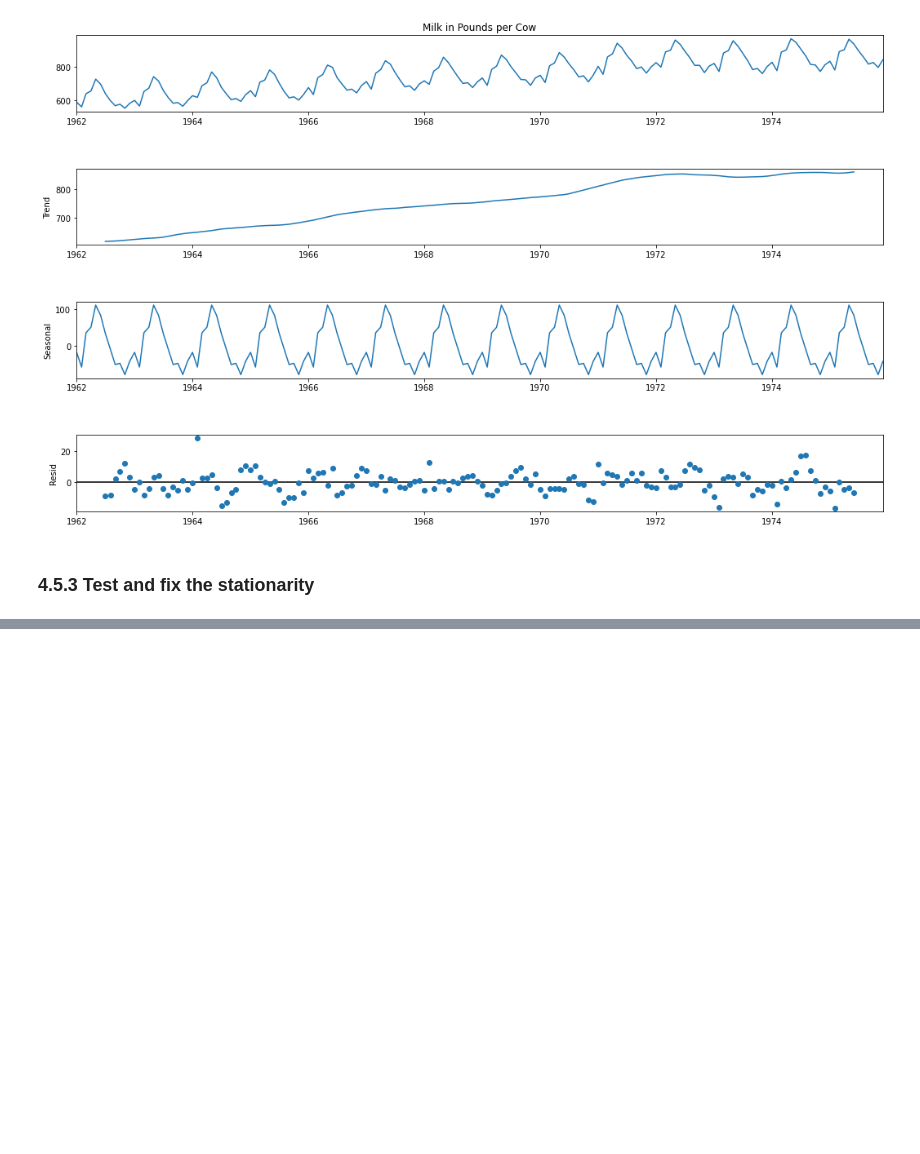
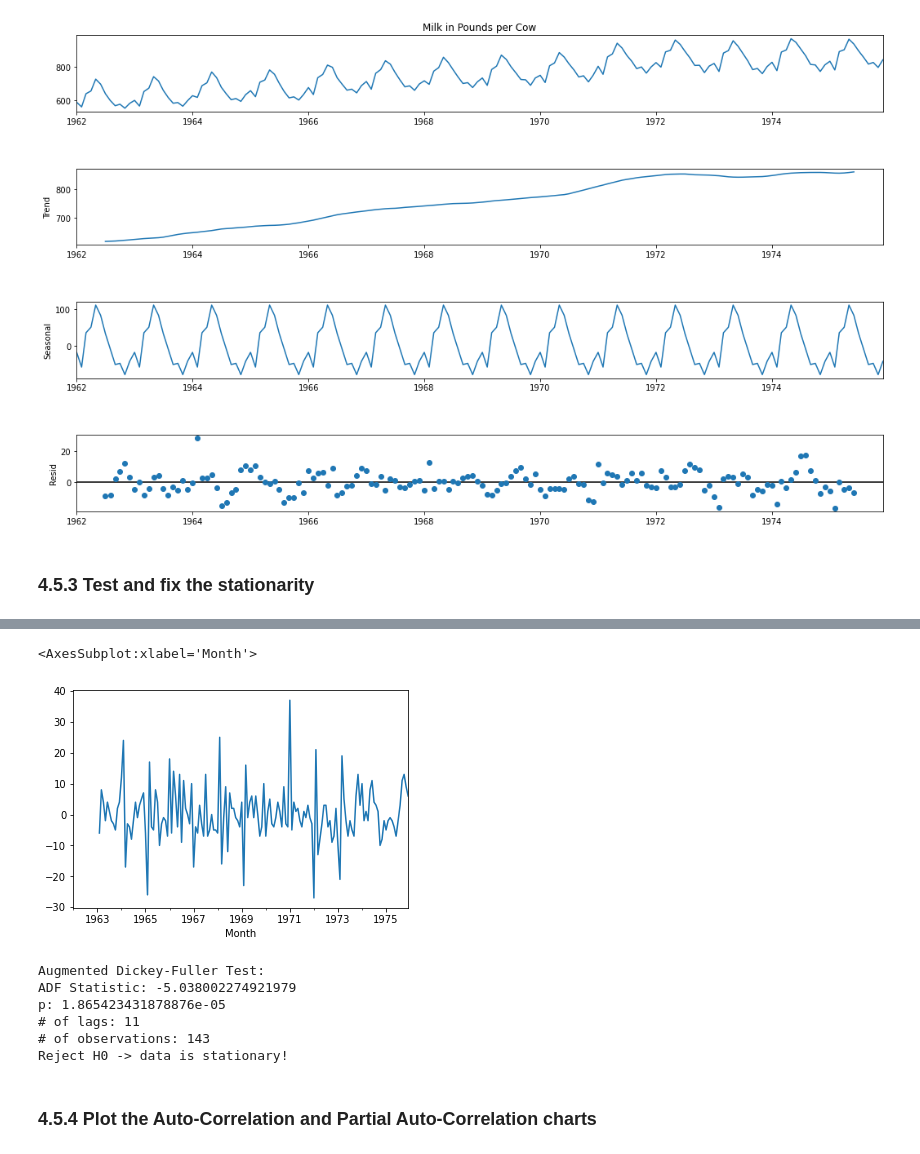
Before and after one commit to mxagar/finance_accounting_courses, a Jupyter notebook: python_finance/04_TimeSeriesAnalysis.ipynb, the cells around one changed output, grey strips where cells are left out. Cells and saved outputs as stored; diff of their text form; code cells hidden in the pictures; blank space fills up the shorter version.

```diff
--- a/python_finance/04_TimeSeriesAnalysis.ipynb
+++ b/python_finance/04_TimeSeriesAnalysis.ipynb
@@ -511,0 +596,21 @@ fig.set_size_inches(16,10)
+# %%
+# When the seasonal difference is not enough
+# the seasonal first difference is often computed:
+# the stationary difference differenced with the season period
+df['Seasonal First Difference'] = df['First Difference'] - df['First Difference'].shift(12)
+# %%
+df['Seasonal First Difference'].plot()
+# %% [output]
+<AxesSubplot:xlabel='Month'>
+[figure, added]
+# %%
+adf_check(df['Seasonal First Difference'].dropna())
+# %% [output]
+Augmented Dickey-Fuller Test:
+ADF Statistic: -5.038002274921979
+p: 1.865423431878876e-05
+# of lags: 11
+# of observations: 143
+Reject H0 -> data is stationary!
+# %% [markdown]
+### 4.5.4 Plot the Auto-Correlation and Partial Auto-Correlation charts
```
Also changed, not shown: parts of 20 cells of this notebook.
